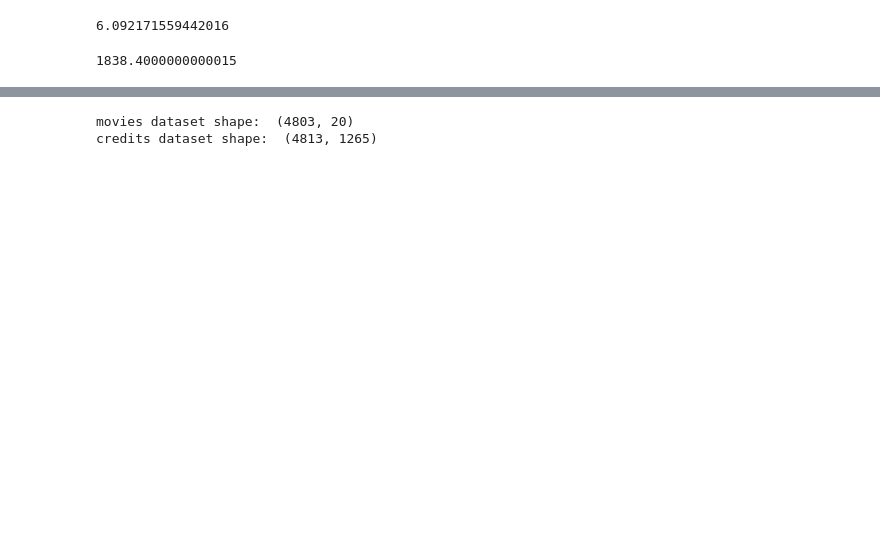
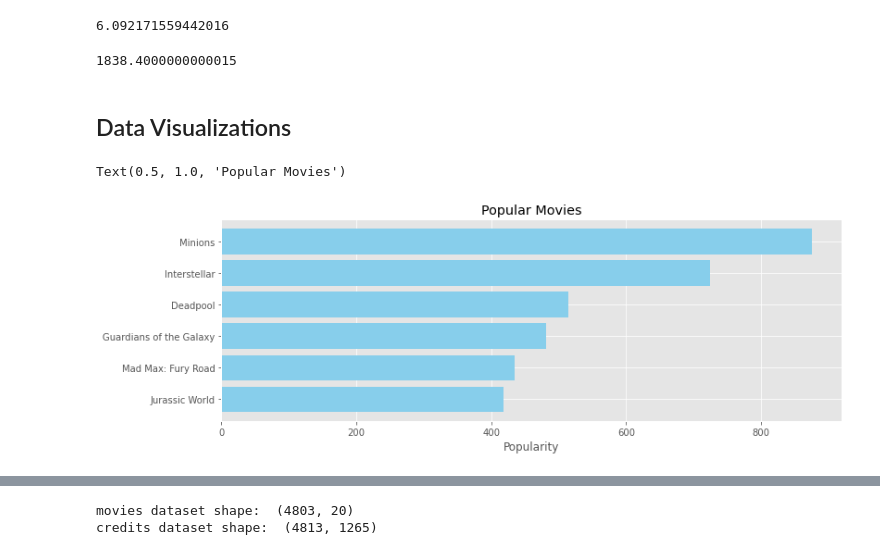
Before and after one commit to santiagoAlvz/MovieRecommendation, a Jupyter notebook: Movie_Recommendation_System.ipynb, the cells around one changed output, grey strips where cells are left out. Saved outputs shown, nothing was run; the diff lists cells and outputs as text; code cells hidden in the pictures; blank space fills up the shorter version.

```diff
--- a/Movie_Recommendation_System.ipynb
+++ b/Movie_Recommendation_System.ipynb
@@ -31,0 +35,21 @@ m
+# %% [markdown]
+## Data Visualizations
+# %%
+import matplotlib.pyplot as plt
+plt.style.use('ggplot')
+
+#popularMovies['year'] = popularMovies['release_date'][-4:]
+#grouped_by_year = popularMovies.groupby('year').mean()
+#popularMovies
+
+pop= movies.sort_values('popularity', ascending=False)
+plt.figure(figsize=(12,4))
+
+plt.barh(pop['title'].head(6),pop['popularity'].head(6), align='center',
+        color='skyblue')
+plt.gca().invert_yaxis()
+plt.xlabel("Popularity")
+plt.title("Popular Movies")
+# %% [output]
+Text(0.5, 1.0, 'Popular Movies')
+[figure, added]
```
Also changed, not shown: parts of 6 cells of this notebook, 1 other file.
